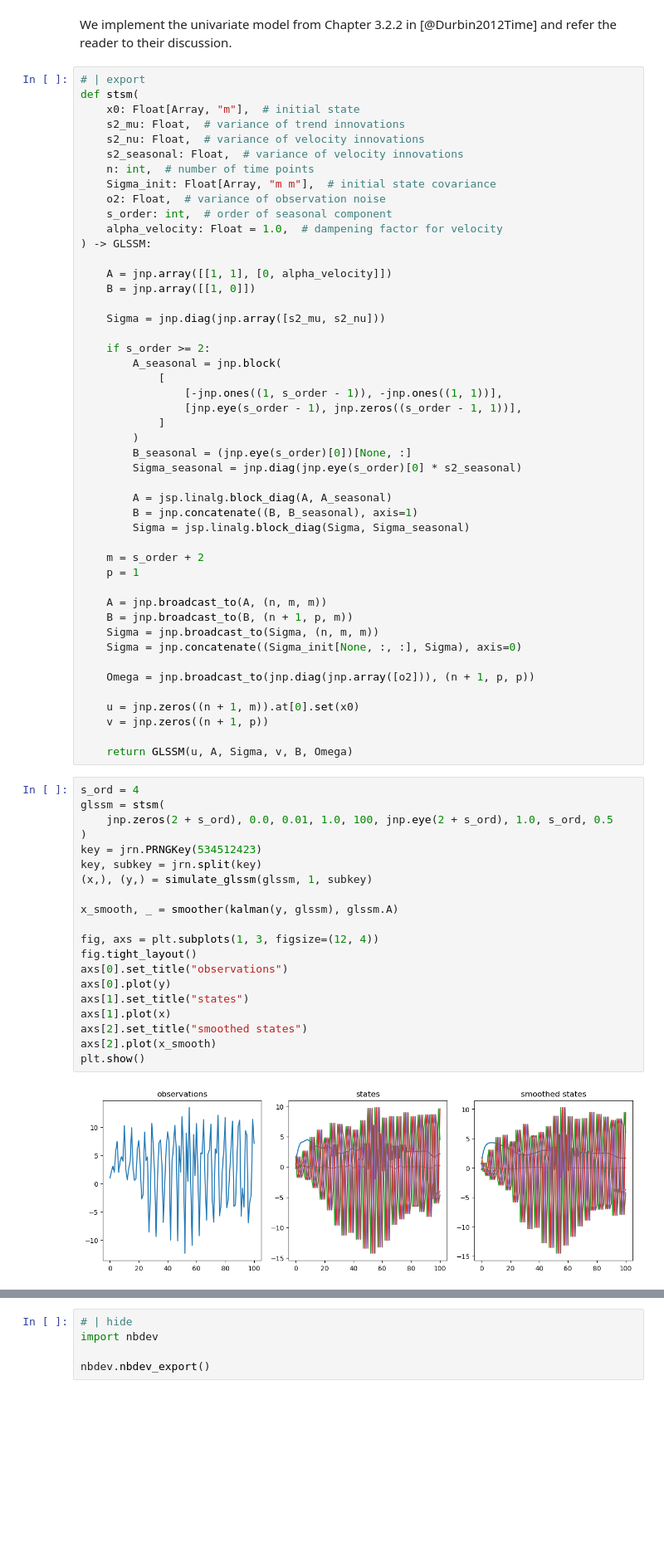
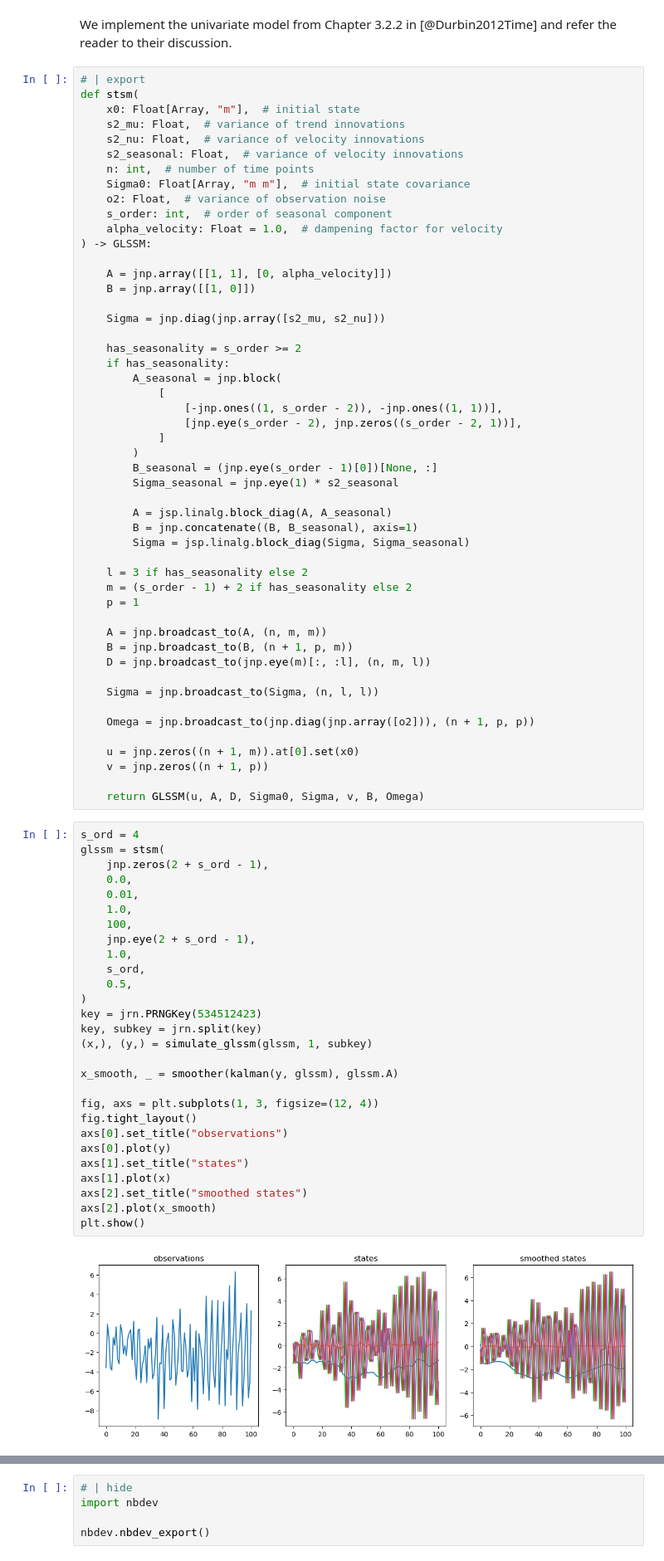
Before and after one commit to stefanheyder/isssm, a Jupyter notebook: nbs/Models/10_stsm.ipynb, the cells around one changed output, grey strips where cells are left out. Shown at 83% size. Drawn from its saved outputs; the diff is of its cells as text; blank space fills up the shorter version.

```diff
--- a/nbs/Models/10_stsm.ipynb
+++ b/nbs/Models/10_stsm.ipynb
@@ -26,7 +26,7 @@ def stsm(
     s2_nu: Float,  # variance of velocity innovations
     s2_seasonal: Float,  # variance of velocity innovations
     n: int,  # number of time points
-    Sigma_init: Float[Array, "m m"],  # initial state covariance
+    Sigma0: Float[Array, "m m"],  # initial state covariance
     o2: Float,  # variance of observation noise
     s_order: int,  # order of seasonal component
     alpha_velocity: Float = 1.0,  # dampening factor for velocity
@@ -37,53 +37,64 @@ def stsm(
 
     Sigma = jnp.diag(jnp.array([s2_mu, s2_nu]))
 
-    if s_order >= 2:
+    has_seasonality = s_order >= 2
+    if has_seasonality:
         A_seasonal = jnp.block(
             [
-                [-jnp.ones((1, s_order - 1)), -jnp.ones((1, 1))],
-                [jnp.eye(s_order - 1), jnp.zeros((s_order - 1, 1))],
+                [-jnp.ones((1, s_order - 2)), -jnp.ones((1, 1))],
+                [jnp.eye(s_order - 2), jnp.zeros((s_order - 2, 1))],
             ]
         )
-        B_seasonal = (jnp.eye(s_order)[0])[None, :]
-        Sigma_seasonal = jnp.diag(jnp.eye(s_order)[0] * s2_seasonal)
+        B_seasonal = (jnp.eye(s_order - 1)[0])[None, :]
+        Sigma_seasonal = jnp.eye(1) * s2_seasonal
 
         A = jsp.linalg.block_diag(A, A_seasonal)
         B = jnp.concatenate((B, B_seasonal), axis=1)
         Sigma = jsp.linalg.block_diag(Sigma, Sigma_seasonal)
 
-    m = s_order + 2
+    l = 3 if has_seasonality else 2
+    m = (s_order - 1) + 2 if has_seasonality else 2
     p = 1
 
     A = jnp.broadcast_to(A, (n, m, m))
     B = jnp.broadcast_to(B, (n + 1, p, m))
-    Sigma = jnp.broadcast_to(Sigma, (n, m, m))
-    Sigma = jnp.concatenate((Sigma_init[None, :, :], Sigma), axis=0)
+    D = jnp.broadcast_to(jnp.eye(m)[:, :l], (n, m, l))
+
+    Sigma = jnp.broadcast_to(Sigma, (n, l, l))
 
     Omega = jnp.broadcast_to(jnp.diag(jnp.array([o2])), (n + 1, p, p))
 
     u = jnp.zeros((n + 1, m)).at[0].set(x0)
     v = jnp.zeros((n + 1, p))
 
-    return GLSSM(u, A, Sigma, v, B, Omega)
+    return GLSSM(u, A, D, Sigma0, Sigma, v, B, Omega)
 # %%
 s_ord = 4
 glssm = stsm(
-    jnp.zeros(2 + s_ord), 0.0, 0.01, 1.0, 100, jnp.eye(2 + s_ord), 1.0, s_ord, 0.5
+    jnp.zeros(2 + s_ord - 1),
+    0.0,
+    0.01,
+    1.0,
+    100,
+    jnp.eye(2 + s_ord - 1),
+    1.0,
+    s_ord,
+    0.5,
 )
 key = jrn.PRNGKey(534512423)
 key, subkey = jrn.split(key)
 (x,), (y,) = simulate_glssm(glssm, 1, subkey)
 
 x_smooth, _ = smoother(kalman(y, glssm), glssm.A)
 
 fig, axs = plt.subplots(1, 3, figsize=(12, 4))
 fig.tight_layout()
 axs[0].set_title("observations")
 axs[0].plot(y)
 axs[1].set_title("states")
 axs[1].plot(x)
 axs[2].set_title("smoothed states")
 axs[2].plot(x_smooth)
 plt.show()
 # %% [output]
-[figure, old version]
+[figure, new version]
```
Also changed, not shown: parts of 3 cells of this notebook, 27 other files.
